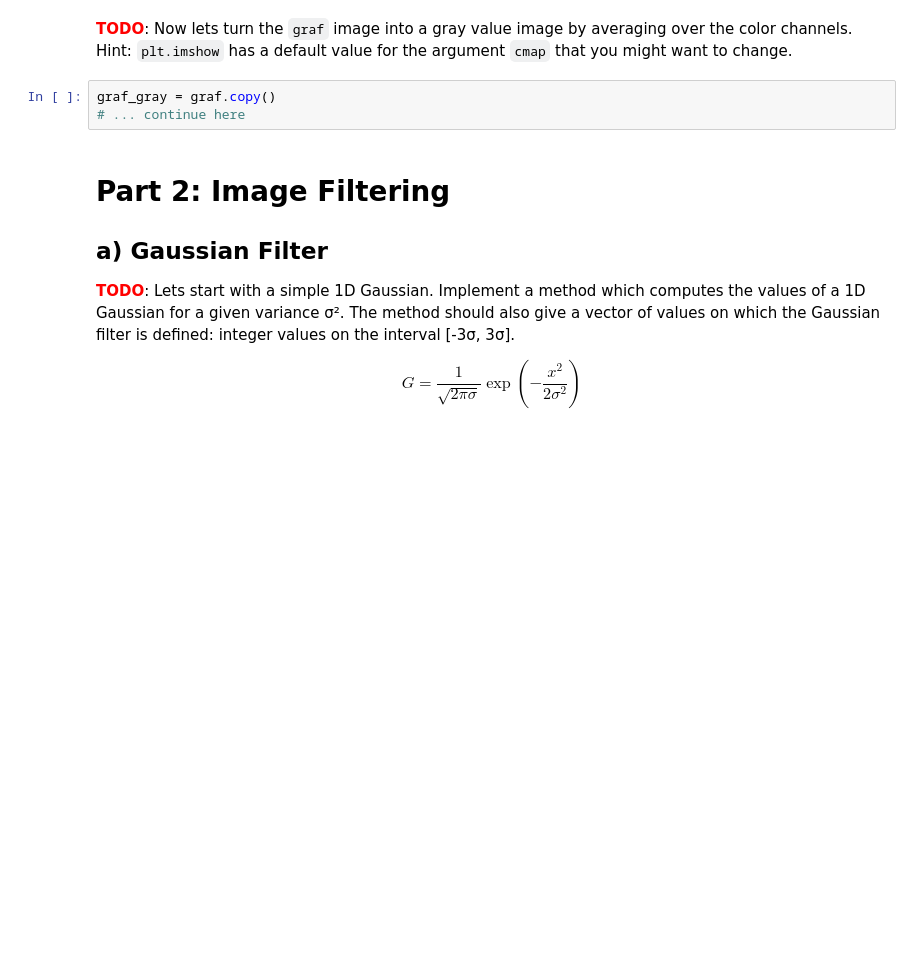
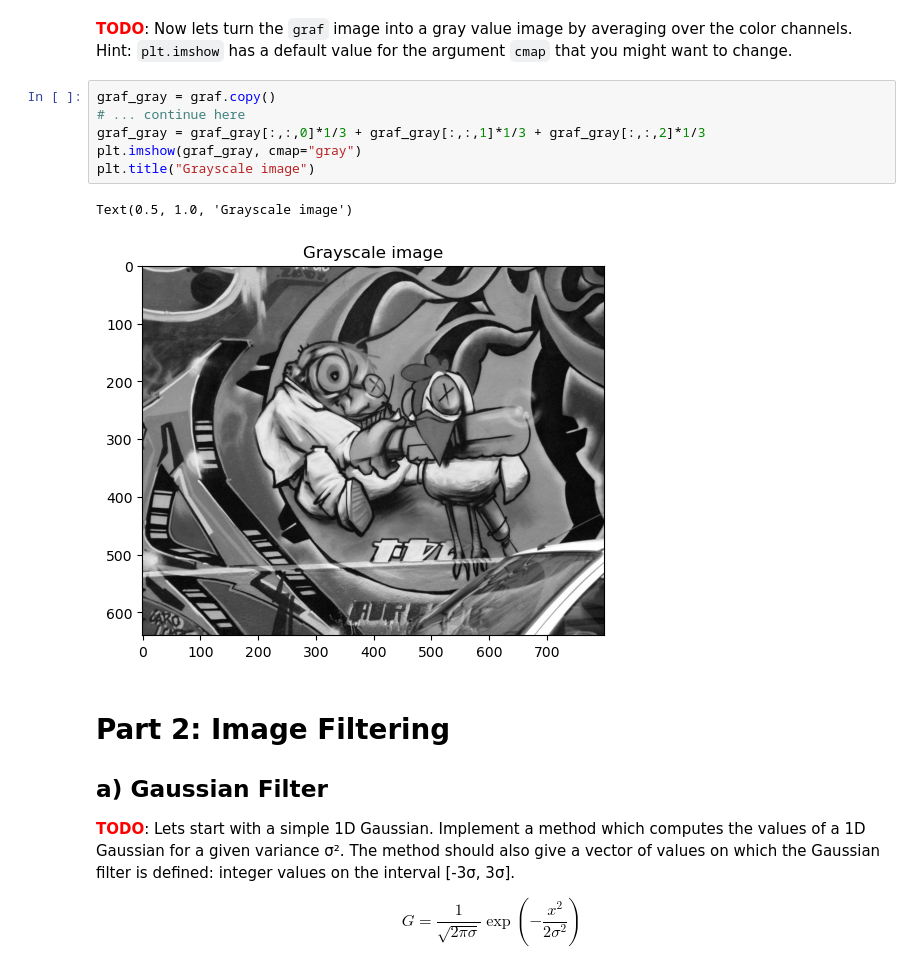
Before and after one commit to limescha22/Higher-Level-Computer-Vision, a Jupyter notebook: A01_Workbook.ipynb, the cells around one changed output. Saved outputs shown, nothing was run; the diff lists cells and outputs as text; blank space fills up the shorter version.

```diff
--- a/A01_Workbook.ipynb
+++ b/A01_Workbook.ipynb
@@ -69,6 +84,12 @@ img = graf.copy()
 # %%
 graf_gray = graf.copy()
 # ... continue here
+graf_gray = graf_gray[:,:,0]*1/3 + graf_gray[:,:,1]*1/3 + graf_gray[:,:,2]*1/3
+plt.imshow(graf_gray, cmap="gray")
+plt.title("Grayscale image")
+# %% [output]
+Text(0.5, 1.0, 'Grayscale image')
+[figure, added]
 # %% [markdown]
 # Part 2: Image Filtering
 ## a) Gaussian Filter
```
Also changed, not shown: parts of 9 cells of this notebook.
